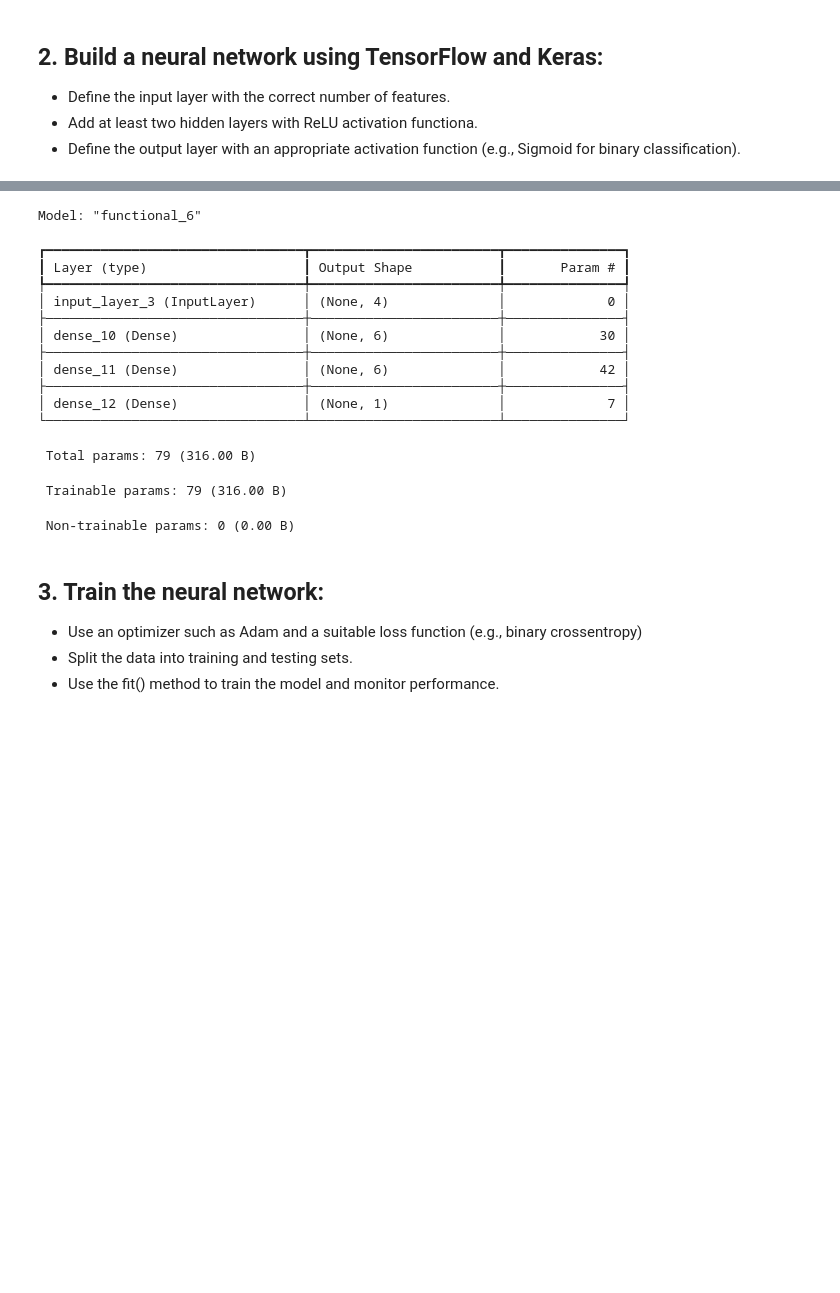
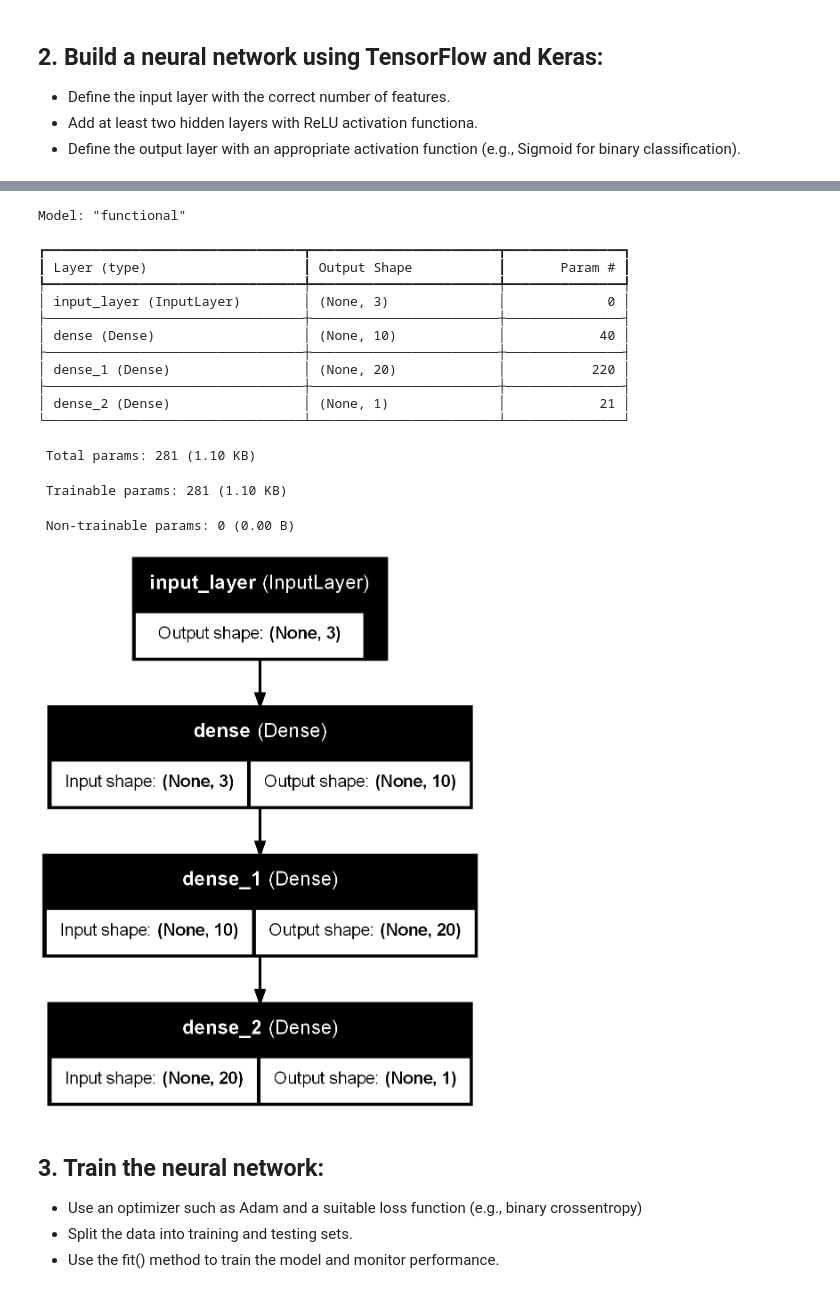
Before and after one commit to W0rmHoleZ/EECE-490, a Jupyter notebook: EECE 490 HW5.ipynb, the cells around one changed output, grey strips where cells are left out. Drawn from its saved outputs; the diff is of its cells as text; code cells hidden in the pictures; blank space fills up the shorter version.

```diff
--- a/EECE 490 HW5.ipynb
+++ b/EECE 490 HW5.ipynb
@@ -60,35 +66,44 @@ max     1.000000   1.000000   1.000000   1.000000
 # %%
 from tensorflow.keras.utils import plot_model
 from tensorflow.keras.models import Model
 from tensorflow.keras.layers import Input
 from tensorflow.keras.layers import Dense
 
-# Functional API
+# Define input
+visible = Input(shape=(3,)) # Each row in our dataset has 4 attributes (age, bmi, charges, smoker)
 
-input_layer = Input(shape=(4,)) # Each row in our dataset has 4 attributes (age, bmi, charges, smoker)
-hidden1 = Dense(6, activation="relu")(input_layer)
-hidden2 = Dense(6, activation="relu")(hidden1)
-output_layer = Dense(1, activation="sigmoid")(hidden2)
+# Connect hidden layers
+layer1 = Dense(10, activation='relu')(visible)
+layer2 = Dense(20, activation='relu')(layer1)
 
-model = Model(inputs=input_layer, outputs=output_layer)
+# Connect output layer
+layer3 = Dense(1, activation='sigmoid')(layer2)
 
+# Create model
+model = Model(inputs=visible, outputs=layer3)
+
+# Summary
 model.summary()
+
+# Plot graph
+plot_model(model, to_file='multilayer_perceptron_graph.png',  show_shapes=True, show_layer_names=True)
 # %% [output]
-Model: "functional_6"
+Model: "functional"
 ┏━━━━━━━━━━━━━━━━━━━━━━━━━━━━━━━━━┳━━━━━━━━━━━━━━━━━━━━━━━━┳━━━━━━━━━━━━━━━┓
 ┃ Layer (type)                    ┃ Output Shape           ┃       Param # ┃
 ┡━━━━━━━━━━━━━━━━━━━━━━━━━━━━━━━━━╇━━━━━━━━━━━━━━━━━━━━━━━━╇━━━━━━━━━━━━━━━┩
-│ input_layer_3 (InputLayer)      │ (None, 4)              │             0 │
+│ input_layer (InputLayer)        │ (None, 3)              │             0 │
 ├─────────────────────────────────┼────────────────────────┼───────────────┤
-│ dense_10 (Dense)                │ (None, 6)              │            30 │
+│ dense (Dense)                   │ (None, 10)             │            40 │
 ├─────────────────────────────────┼────────────────────────┼───────────────┤
-│ dense_11 (Dense)                │ (None, 6)              │            42 │
+│ dense_1 (Dense)                 │ (None, 20)             │           220 │
 ├─────────────────────────────────┼────────────────────────┼───────────────┤
-│ dense_12 (Dense)                │ (None, 1)              │             7 │
+│ dense_2 (Dense)                 │ (None, 1)              │            21 │
 └─────────────────────────────────┴────────────────────────┴───────────────┘
- Total params: 79 (316.00 B)
+ Total params: 281 (1.10 KB)
- Trainable params: 79 (316.00 B)
+ Trainable params: 281 (1.10 KB)
  Non-trainable params: 0 (0.00 B)
+[figure, added]
 # %% [markdown]
 ## 3. Train the neural network:
 * Use an optimizer such as Adam and a suitable loss function (e.g., binary crossentropy)
```
Also changed, not shown: parts of 2 cells of this notebook.
